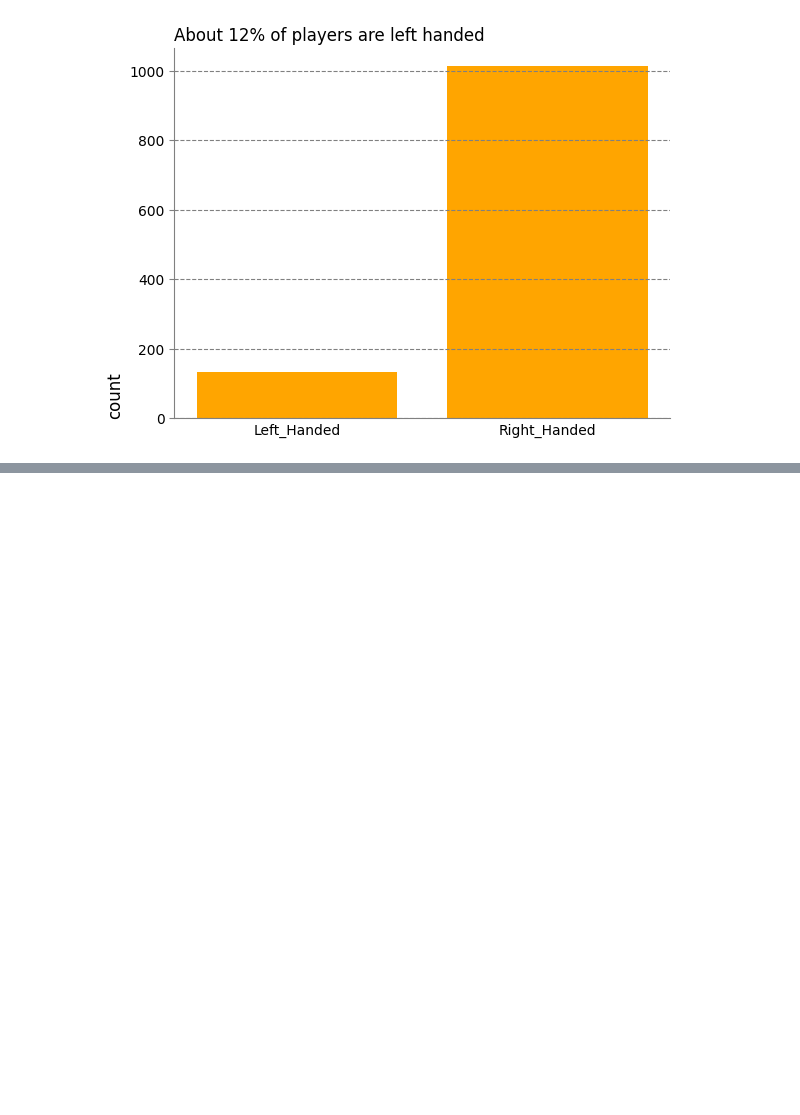
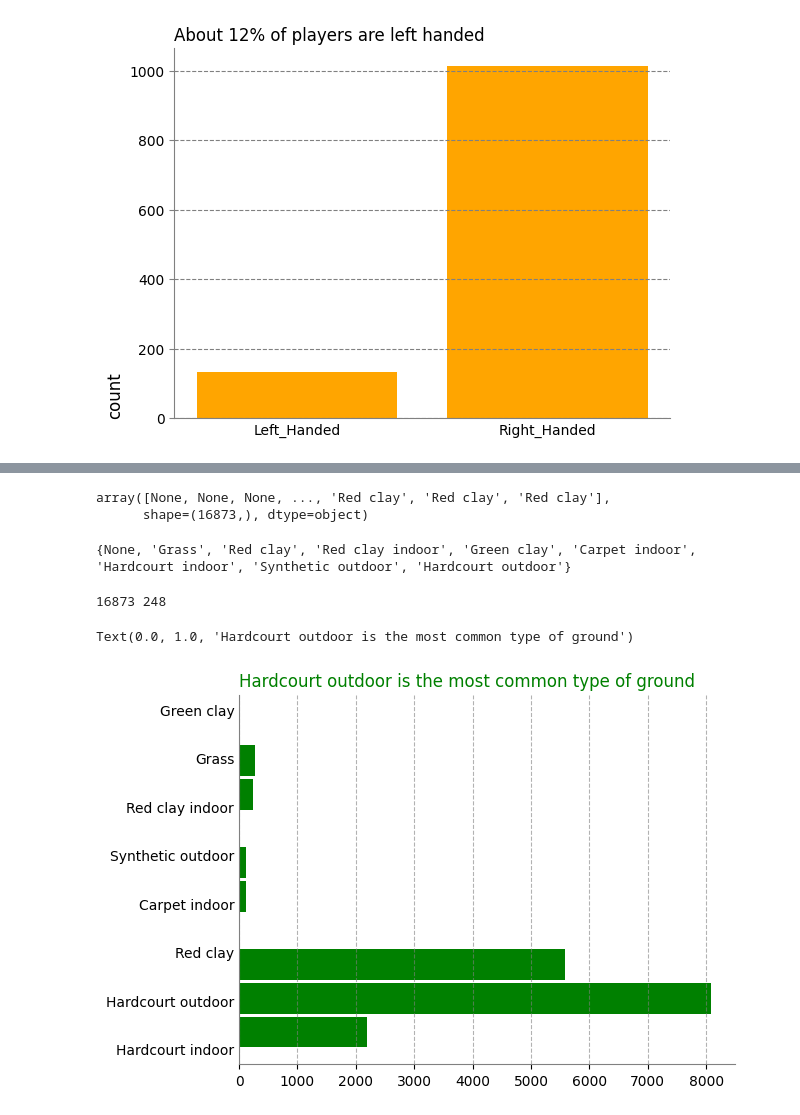
Before and after one commit to ParsaDEV15/Tennis-Project, a Jupyter notebook: notebooks/pmohammad_analysis_13_17.ipynb, the cells around one changed output, grey strips where cells are left out. Saved outputs shown, nothing was run; the diff lists cells and outputs as text; code cells hidden in the pictures; blank space fills up the shorter version.

```diff
--- a/notebooks/pmohammad_analysis_13_17.ipynb
+++ b/notebooks/pmohammad_analysis_13_17.ipynb
@@ -49,0 +52,3 @@ ax.tick_params(color = 'gray')
+# %%
+df_tournament = pd.read_parquet('../data/raw/parquets/match_tournament.parquet', engine = 'pyarrow')
+df_tournament.head()
@@ -49,0 +62,27 @@ ax.tick_params(color = 'gray')
+# %%
+Q_14_data = np.array(df_tournament['ground_type'])
+Q_14_data
+# %% [output]
+array([None, None, None, ..., 'Red clay', 'Red clay', 'Red clay'],
+      shape=(16873,), dtype=object)
+# %%
+print(set(Q_14_data))
+# %% [output]
+{None, 'Grass', 'Red clay', 'Red clay indoor', 'Green clay', 'Carpet indoor', 'Hardcourt indoor', 'Synthetic outdoor', 'Hardcourt outdoor'}
+# %%
+print(len(Q_14_data), list(Q_14_data).count(None))
+# %% [output]
+16873 248
+# %%
+Q_14_data_filtered = Q_14_data[Q_14_data != None]
+# %%
+fig, ax = plt.subplots()
+ax.hist(Q_14_data_filtered, orientation = 'horizontal', rwidth = 0.9, color = 'green')
+ax.tick_params(axis = 'y', length = 0)
+ax.spines[['top', 'right']].set_visible(False)
+ax.spines[['left', 'bottom']].set_color('gray')
+ax.grid(axis = 'x', color = 'gray', linestyle = '--', alpha = 0.6)
+ax.set_title('Hardcourt outdoor is the most common type of ground', color = 'green', loc = 'left')
+# %% [output]
+Text(0.0, 1.0, 'Hardcourt outdoor is the most common type of ground')
+[figure, added]
```
Also changed, not shown: parts of 4 cells of this notebook.
